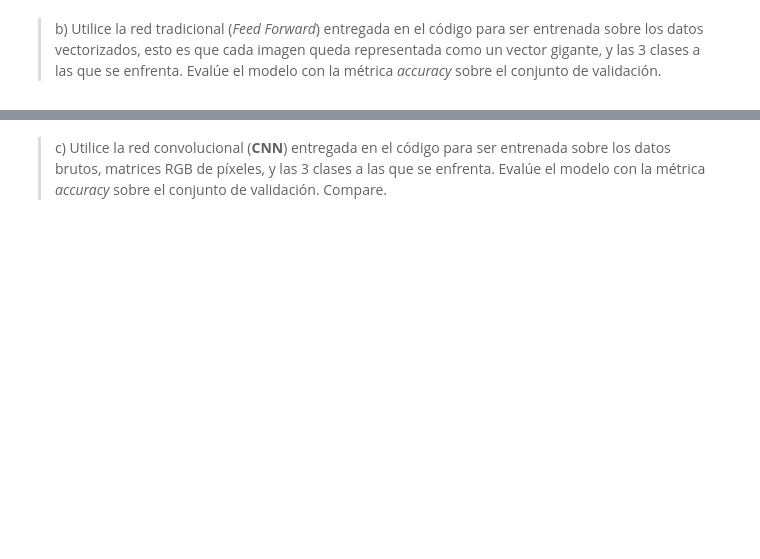
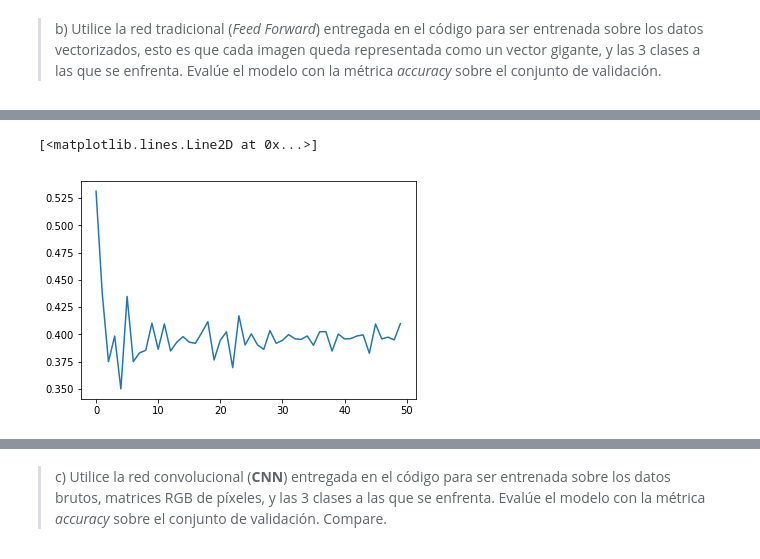
Before and after one commit to Hysteric-Larva/T3, a Jupyter notebook: T3_2.ipynb, the cells around one changed output, grey strips where cells are left out. Cells and saved outputs as stored; diff of their text form; code cells hidden in the pictures; blank space fills up the shorter version.

```diff
--- a/T3_2.ipynb
+++ b/T3_2.ipynb
@@ -35,8 +43,10 @@ Found 600 images belonging to 3 classes.
 # %% [markdown]
 > b) Utilice la red tradicional (*Feed Forward*) entregada en el código para ser entrenada sobre los datos vectorizados, esto es que cada imagen queda representada como un vector gigante, y las 3 clases a las que se enfrenta. Evalúe el modelo con la métrica *accuracy* sobre el conjunto de validación.
 # %%
-from keras.models import Sequential
-from keras.layers import *
+%%time
+ltime=[]
+step = []
+error = []
 model = Sequential()
 model.add(Flatten(input_shape=train_generator.image_shape)) #full dense
 model.add(BatchNormalization()) #to normalize the input..
@@ -53,7 +63,11 @@ model.fit_generator(
         epochs=25,
         validation_data=validation_generator,
         validation_steps=len(validation_generator.classes)//validation_generator.batch_size)
-print("Accuracy validation: ",model.evaluate_generator(generator=validation_generator,steps = 2)[1])#probar algo distinto de 2
+for i in range(50):
+    error.append(model.evaluate_generator(generator=validation_generator,steps = i+1)[1])#probar algo distinto de 2
+    print("Accuracy validation: ",error[i])
+    end = time.time()
+    step.append(i)
 # %% [output]
 _________________________________________________________________
 Layer (type)                 Output Shape              Param #
@@ -74,0 +103,5 @@ Accuracy validation:  0.484375
+# %%
+plt.plot(step,error)
+# %% [output]
+[<matplotlib.lines.Line2D at 0x...>]
+[figure, added]
```
Also changed, not shown: parts of 8 cells of this notebook.
